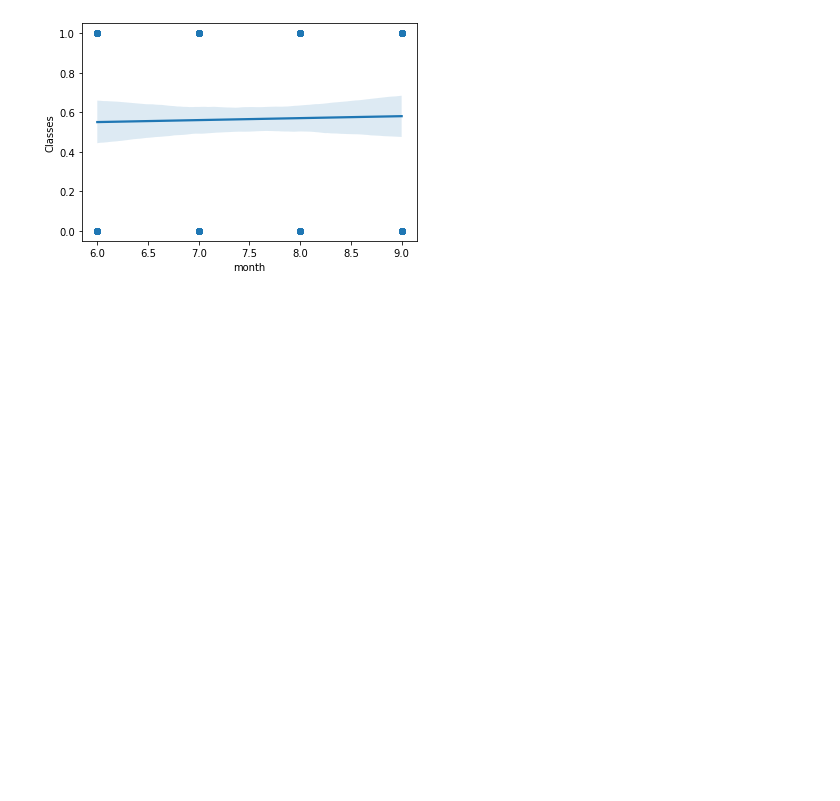
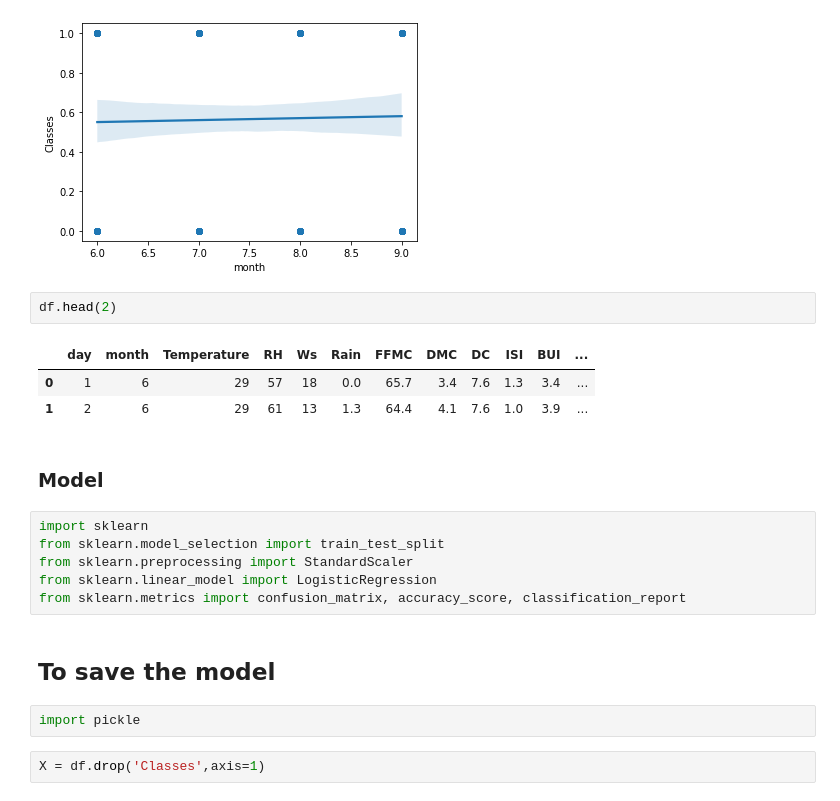
Before and after one commit to sha-shank469/Logistic-Regression-Implementation-on-Forest-Fire-Dataset, a Jupyter notebook: Logistic_Regression_Practicle_implementation_on_Forest_Fire_Dataset.ipynb, the cells around one changed output. Drawn from its saved outputs; the diff is of its cells as text; blank space fills up the shorter version.

```diff
--- a/Logistic_Regression_Practicle_implementation_on_Forest_Fire_Dataset.ipynb
+++ b/Logistic_Regression_Practicle_implementation_on_Forest_Fire_Dataset.ipynb
@@ -602,3 +602,23 @@ sns.regplot(x='month',y='Classes',data=df,logistic=True)
 # %% [output]
 <matplotlib.axes._subplots.AxesSubplot at 0x...>
 [figure]
+# %%
+df.head(2)
+# %% [output]
+|  | day | month | Temperature | RH | Ws | Rain | FFMC | DMC | DC | ISI | BUI | ... |
+| 0 | 1 | 6 | 29 | 57 | 18 | 0.0 | 65.7 | 3.4 | 7.6 | 1.3 | 3.4 | ... |
+| 1 | 2 | 6 | 29 | 61 | 13 | 1.3 | 64.4 | 4.1 | 7.6 | 1.0 | 3.9 | ... |
+# %% [markdown]
+### **Model**
+# %%
+import sklearn
+from sklearn.model_selection import train_test_split
+from sklearn.preprocessing import StandardScaler
+from sklearn.linear_model import LogisticRegression
+from sklearn.metrics import confusion_matrix, accuracy_score, classification_report
+# %% [markdown]
+## **To save the model**
+# %%
+import pickle
+# %%
+X = df.drop('Classes',axis=1)
```
Also changed, not shown: parts of 23 cells of this notebook.
